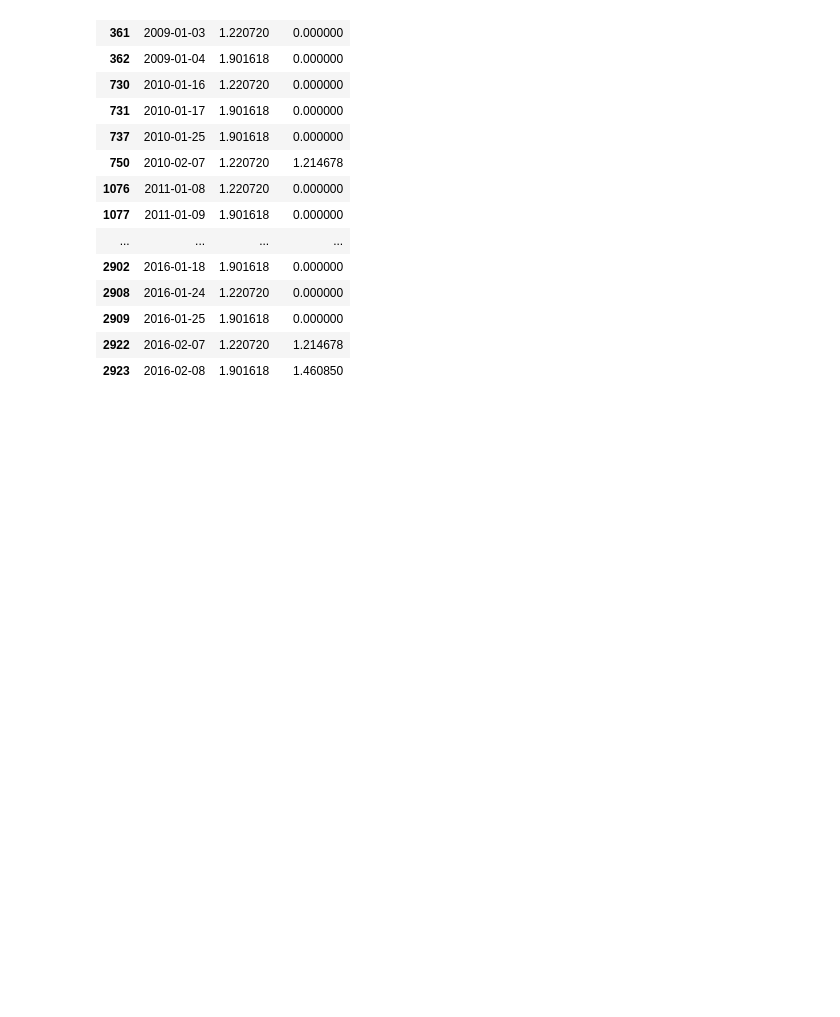
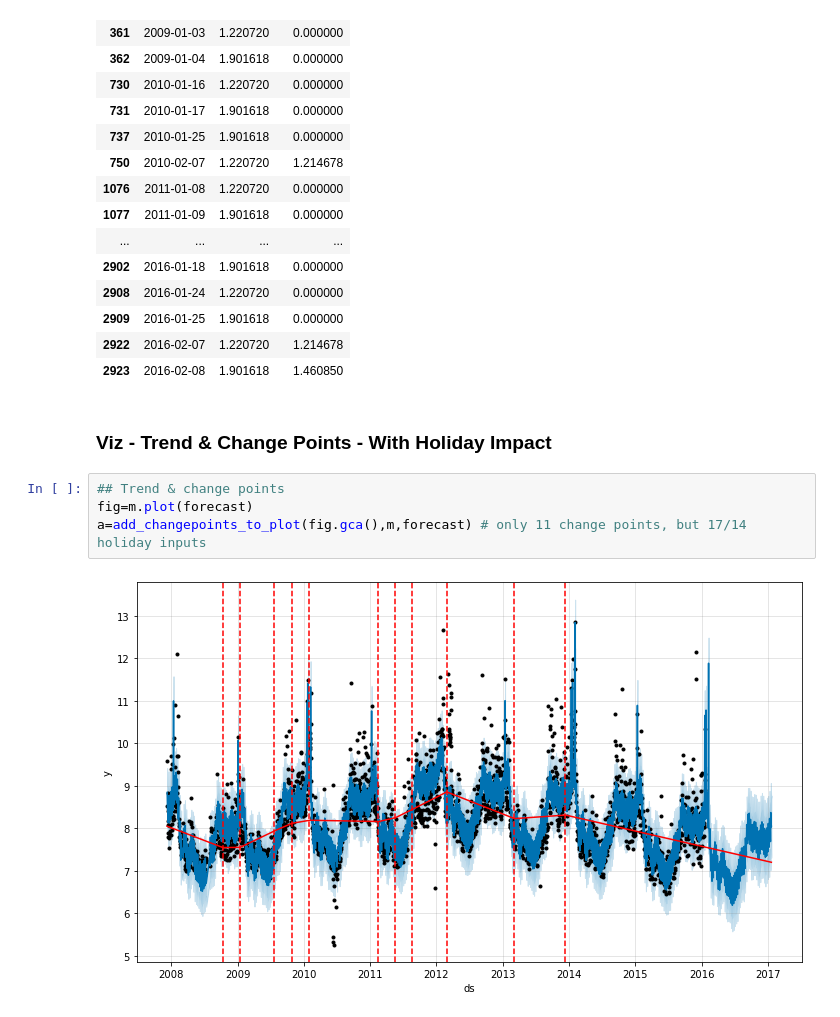
Before and after one commit to Ivanlong0630/Time_Series, a Jupyter notebook: Prophet/04_Prophet_Seasonality_HolidayEffects_Regressors.ipynb, the cells around one changed output. Drawn from its saved outputs; the diff is of its cells as text; blank space fills up the shorter version.

```diff
--- a/Prophet/04_Prophet_Seasonality_HolidayEffects_Regressors.ipynb
+++ b/Prophet/04_Prophet_Seasonality_HolidayEffects_Regressors.ipynb
@@ -133,3 +135,11 @@ forecast.loc[(forecast.ds.isin(holiday.ds))|
 | 2909 | 2016-01-25 | 1.901618 | 0.000000 |
 | 2922 | 2016-02-07 | 1.220720 | 1.214678 |
 | 2923 | 2016-02-08 | 1.901618 | 1.460850 |
+# %% [markdown]
+### Viz - Trend & Change Points - With Holiday Impact
+# %%
+## Trend & change points
+fig=m.plot(forecast)
+a=add_changepoints_to_plot(fig.gca(),m,forecast) # only 11 change points, but 17/14 holiday inputs
+# %% [output]
+[figure, added]
```
Also changed, not shown: parts of 31 cells of this notebook.
